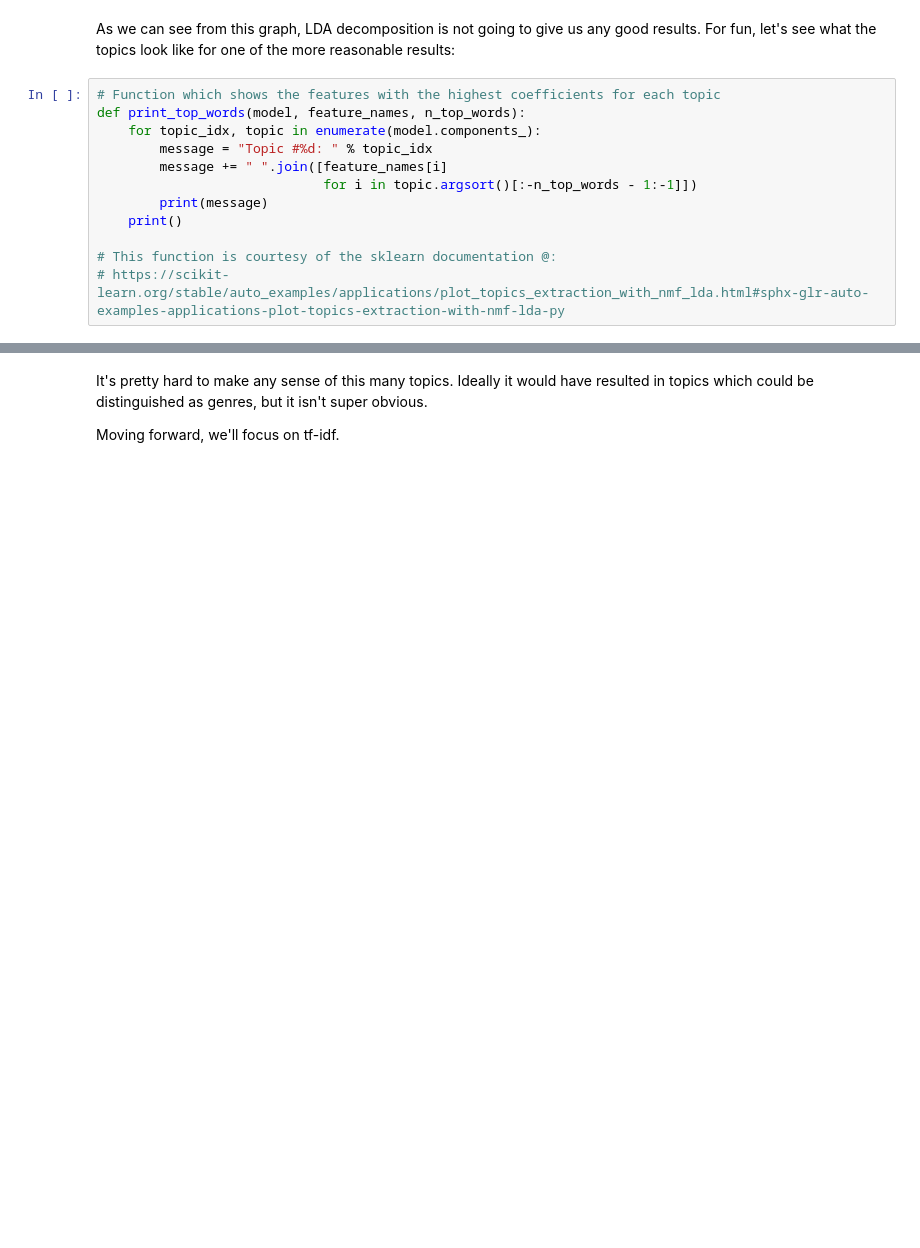
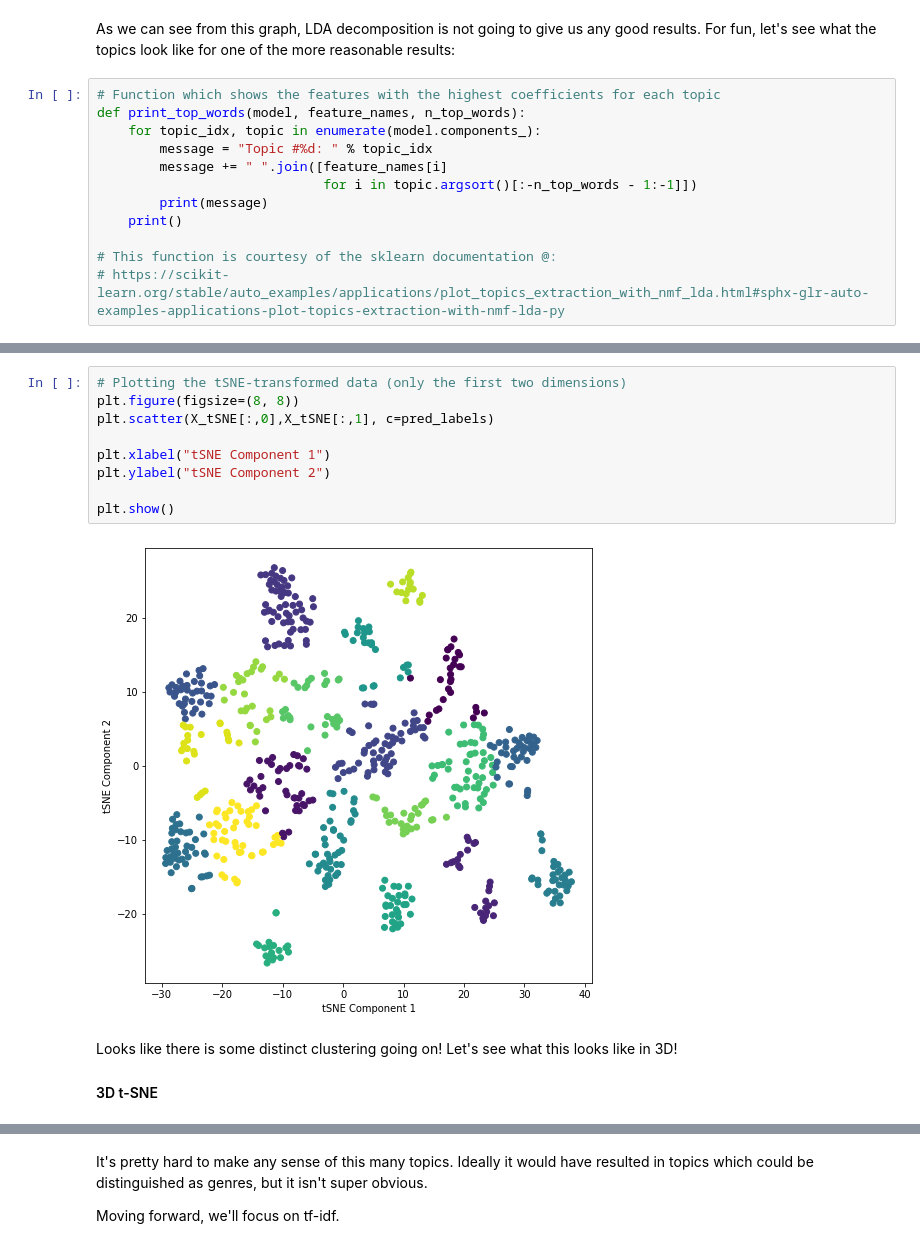
Before and after one commit to lougeo/NLP_Movie_Scripts, a Jupyter notebook: Notebooks/Modeling.ipynb, the cells around one changed output, grey strips where cells are left out. Drawn from its saved outputs; the diff is of its cells as text; blank space fills up the shorter version.

```diff
--- a/Notebooks/Modeling.ipynb
+++ b/Notebooks/Modeling.ipynb
@@ -113,0 +145,15 @@ Topic #19: billy jim to go to yeah mr guy mom dad okay school rob camera fuck uh
+# %%
+# Plotting the tSNE-transformed data (only the first two dimensions)
+plt.figure(figsize=(8, 8))
+plt.scatter(X_tSNE[:,0],X_tSNE[:,1], c=pred_labels)
+
+plt.xlabel("tSNE Component 1")
+plt.ylabel("tSNE Component 2")
+
+plt.show()
+# %% [output]
+[figure, added]
+# %% [markdown]
+Looks like there is some distinct clustering going on! Let's see what this looks like in 3D!
+
+#### 3D t-SNE
```
Also changed, not shown: parts of 10 cells of this notebook.
